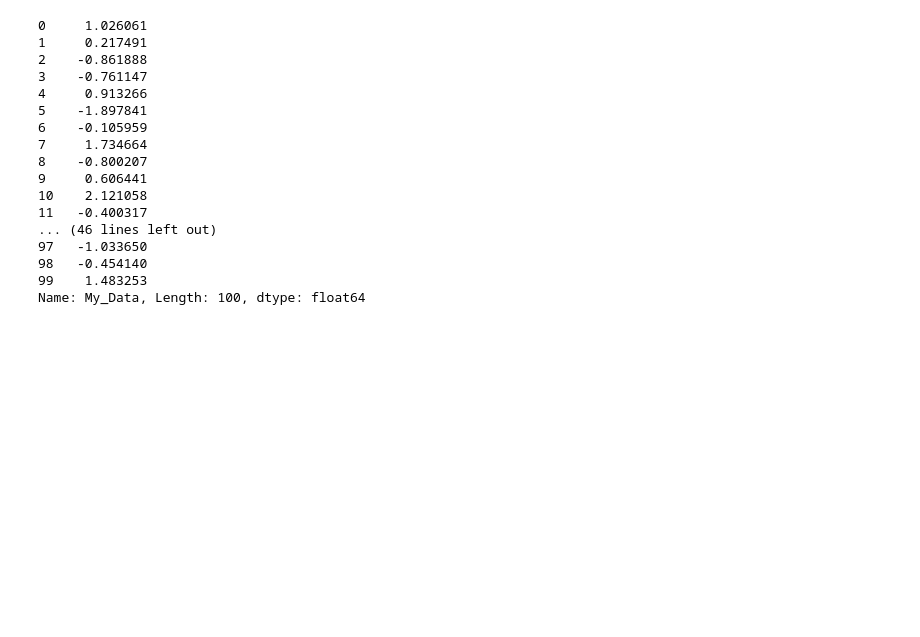
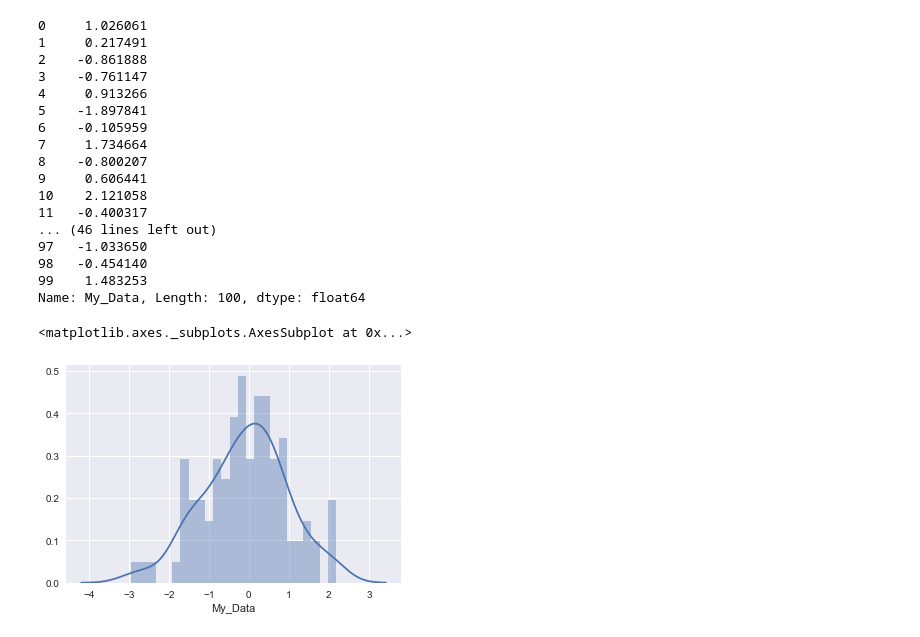
Before and after one commit to wordpray/study_udemy, a Jupyter notebook: Lec50_分布の可視化.ipynb, the cells around one changed output. Saved outputs shown, nothing was run; the diff lists cells and outputs as text; code cells hidden in the pictures; blank space fills up the shorter version.

```diff
--- a/Lec50_分布の可視化.ipynb
+++ b/Lec50_分布の可視化.ipynb
@@ -50,0 +49,5 @@ sns.distp
+# %%
+sns.distplot(ser1, bins= 25)
+# %% [output]
+<matplotlib.axes._subplots.AxesSubplot at 0x...>
+[figure, added]
```
Also changed, not shown: parts of 1 cell of this notebook.
